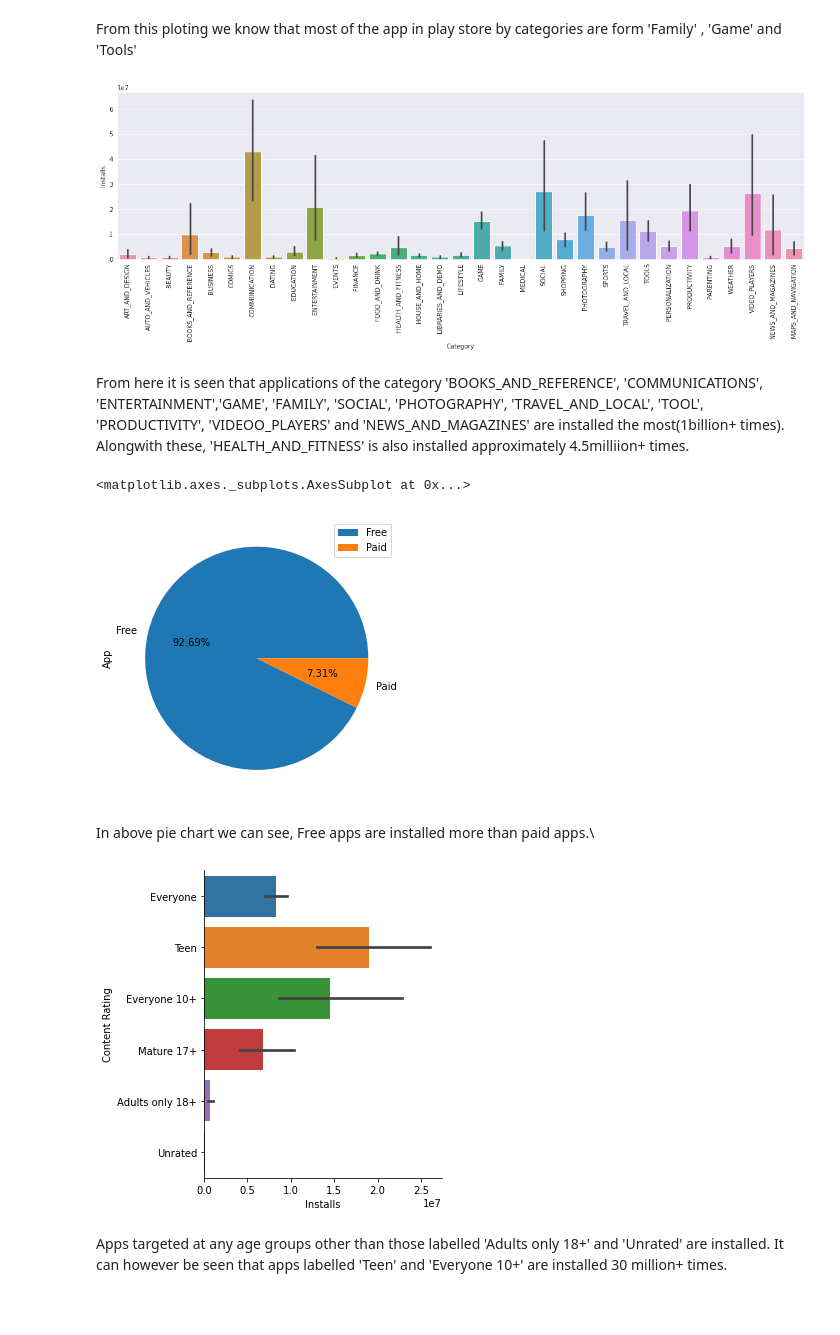
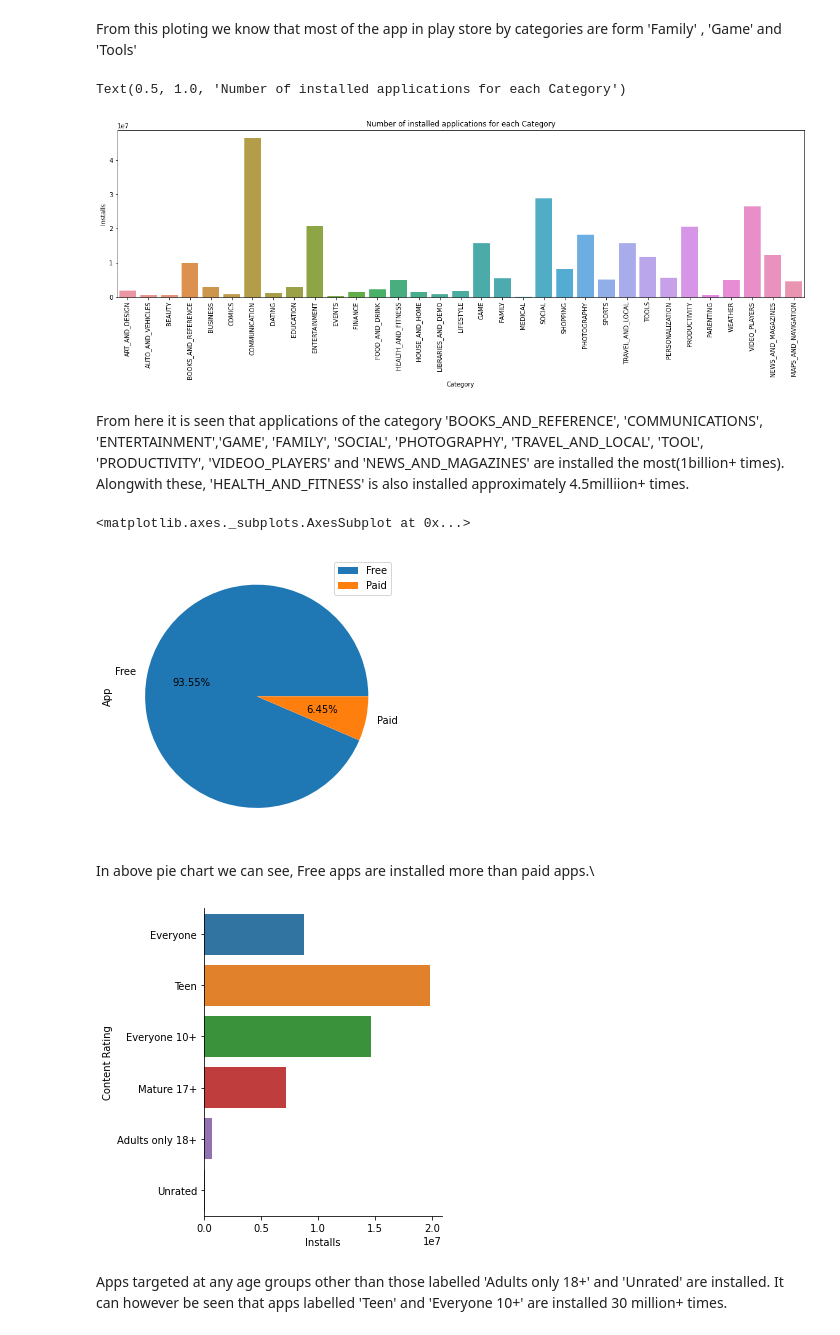
Before and after one commit to grishabh04/EDA-CAPSTONE-PROJECT, a Jupyter notebook: Play_Store_App_Review_Analysis_Capstone_Project.ipynb, the cells around one changed output. Drawn from its saved outputs; the diff is of its cells as text; code cells hidden in the pictures; blank space fills up the shorter version.

```diff
--- a/Play_Store_App_Review_Analysis_Capstone_Project.ipynb
+++ b/Play_Store_App_Review_Analysis_Capstone_Project.ipynb
@@ -40,7 +41,7 @@ Drive already mounted at /content/drive; to attempt to forcibly remount, call dr
 # %%
 # Loading the dataset as a pandas data frame.
-playstore_df = pd.read_csv('/content/drive/MyDrive/CAPSTON PROJECT EDA/Play Store Data.csv')
-review_df=pd.read_csv('/content/drive/MyDrive/CAPSTON PROJECT EDA/User Reviews.csv')
+playstore_df = pd.read_csv('/content/drive/MyDrive/CAPSTON PROJECT EDA/Google-play-EDA/Play Store Data.csv')
+review_df=pd.read_csv('/content/drive/MyDrive/CAPSTON PROJECT EDA/Google-play-EDA/User Reviews.csv')
 # %% [markdown]
 ##**Exploring the data**  : In this section we will explore the data and take a glance of the data
 # %% [markdown]
@@ -586,0 +590,3 @@ playstore_df[playstore_df['Installs'] <100]
+# %%
+#  drop all rows that which have instals less than and equal to 100
+playstore_df.drop(playstore_df[playstore_df.Installs <= 100].index, inplace = True)
@@ -587,11 +602,14 @@ playstore_df[playstore_df['Installs'] <100]
 # %% [markdown]
 From this ploting we know that most of the app in play store by categories are form 'Family' , 'Game' and 'Tools'
 # %%
+#Analyzed data as per Category on Installation
 fig, ax = plt.subplots(figsize=(20,5))
-sns.barplot(x='Category', y='Installs', data=playstore_df,ax=ax);
+sns.barplot(x='Category', y='Installs', data=playstore_df,ax=ax,ci=0);
 plt.xticks(rotation=90);
+plt.title("Number of installed applications for each Category")
 # %% [output]
+Text(0.5, 1.0, 'Number of installed applications for each Category')
-[figure, old version]
+[figure, new version]
 # %% [markdown]
 From here it is seen that applications of the category 'BOOKS_AND_REFERENCE', 'COMMUNICATIONS', 'ENTERTAINMENT','GAME', 'FAMILY', 'SOCIAL', 'PHOTOGRAPHY', 'TRAVEL_AND_LOCAL', 'TOOL', 'PRODUCTIVITY', 'VIDEOO_PLAYERS' and 'NEWS_AND_MAGAZINES' are installed the most(1billion+ times). Alongwith these, 'HEALTH_AND_FITNESS' is also installed approximately 4.5milliion+ times.
 # %%
@@ -600,13 +618,13 @@ type_pie=playstore_df.groupby('Type').count()
 type_pie.plot.pie(y='App', figsize=(5,6),autopct='%1.2f%%')
 # %% [output]
 <matplotlib.axes._subplots.AxesSubplot at 0x...>
-[figure, old version]
+[figure, new version]
 # %% [markdown]
 In above pie chart we can see, Free apps are installed more than paid apps.\
 # %%
-sns.catplot(y='Content Rating', x='Installs', data=playstore_df,kind='bar', orient='h');
+sns.catplot(y='Content Rating', x='Installs', data=playstore_df,kind='bar', orient='h',ci=0);
 # %% [output]
-[figure, old version]
+[figure, new version]
 # %% [markdown]
 Apps targeted at any age groups other than those labelled 'Adults only 18+' and 'Unrated' are installed. It can however be seen that apps labelled 'Teen' and 'Everyone 10+' are installed 30 million+ times.
 # %%
```
Also changed, not shown: parts of 34 cells of this notebook.
